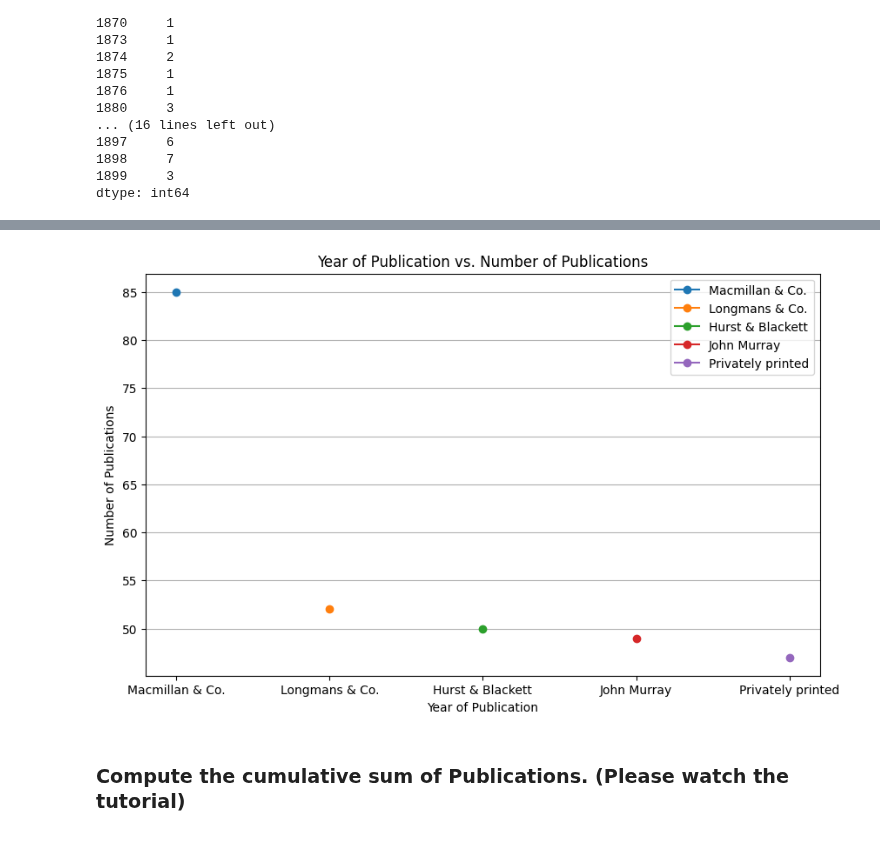
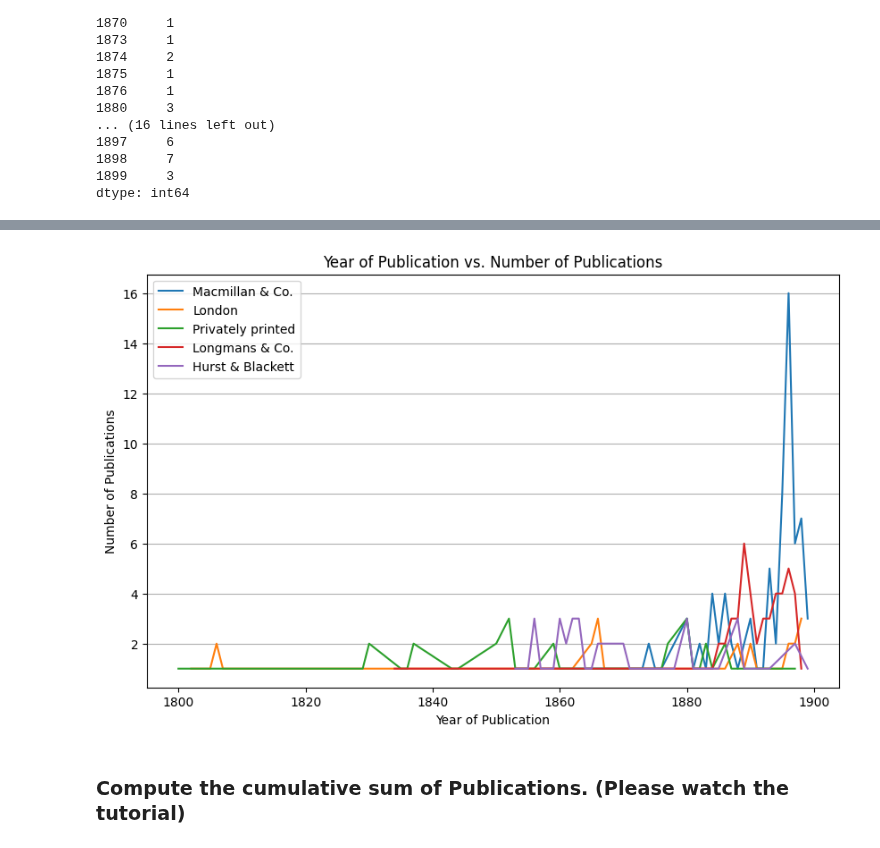
Before and after one commit to orchlonn/CS-456, a Jupyter notebook: Quizzes/Quiz-4.3/Orchlon_Quiz43.ipynb, the cells around one changed output, grey strips where cells are left out. Saved outputs shown, nothing was run; the diff lists cells and outputs as text; code cells hidden in the pictures.

```diff
--- a/Quizzes/Quiz-4.3/Orchlon_Quiz43.ipynb
+++ b/Quizzes/Quiz-4.3/Orchlon_Quiz43.ipynb
@@ -470,8 +470,14 @@ def filter_topX_publisher_in_1800_1900(n,df):
     #n: Number of target searches
     #df: input dataframe
     #Your code:
-    filtered_df = df[df['Date of Publication'].between(1800, 1900)]
-    dic_res = filtered_df['Publisher'].value_counts()[:n]
+    dic_res = {}
+    publish_list = cleaned_books_df ['Publisher']. value_counts () [:n]
+    for publisher in publish_list.index:
+        dfA = cleaned_books_df [cleaned_books_df ['Publisher'] ==publisher]
+        filerdf = dfA[(dfA['Date of Publication']>=1800) & (dfA['Date of Publication']<=1900)]
+        yearly_counts = filerdf.groupby( 'Date of Publication').size()
+        sorted_years = yearly_counts.sort_index()
+        dic_res[publisher] = sorted_years
 
     return dic_res
 
@@ -487,24 +503,24 @@ Name: count, dtype: int64
 # %%
 # Extracting publishers, publish years, and publish items
 publisher_data_dic = filter_topX_publisher_in_1800_1900(5,cleaned_books_df)
 
 # Creating a line graph
 plt.figure(figsize=(10, 6))
 
-for pub, years_data in publisher_data_dic.items():
-    # print(pub, years_data)
-    plt.plot([pub], [years_data], marker='o', linestyle='-', label=pub)  # single point line
+for pub,years_data in publisher_data_dic.items():
+#     print(pub,years_data)
+    plt.plot(years_data.index, years_data, '-', label=pub)
 
 # plt.plot(yearly_publication_counts.index, yearly_publication_counts, color='blue')
 plt.title('Year of Publication vs. Number of Publications')
 plt.xlabel('Year of Publication')
 plt.ylabel('Number of Publications')
 # plt.xticks([1500,1550,1600,1650,1700,1750,1800,1850,1900],
 #            ['1890','1891','1892','1893','1894','1895','1896','1897','1898',],fontsize = 15)
 plt.legend()
 plt.grid(axis='y')
 plt.show()
 # %% [output]
-[figure, old version]
+[figure, new version]
 # %% [markdown]
 ### Compute the cumulative sum of Publications. (Please watch the tutorial)
```
Also changed, not shown: parts of 4 cells of this notebook.
